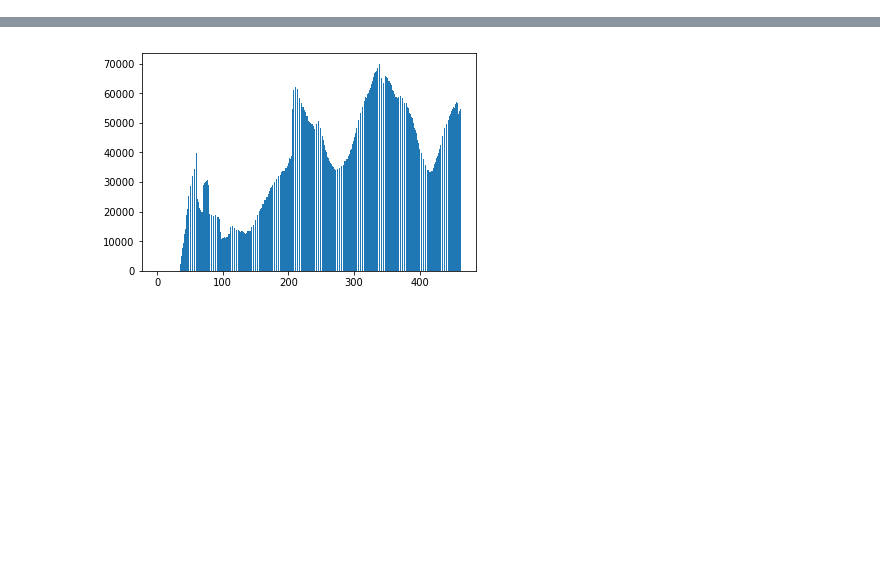
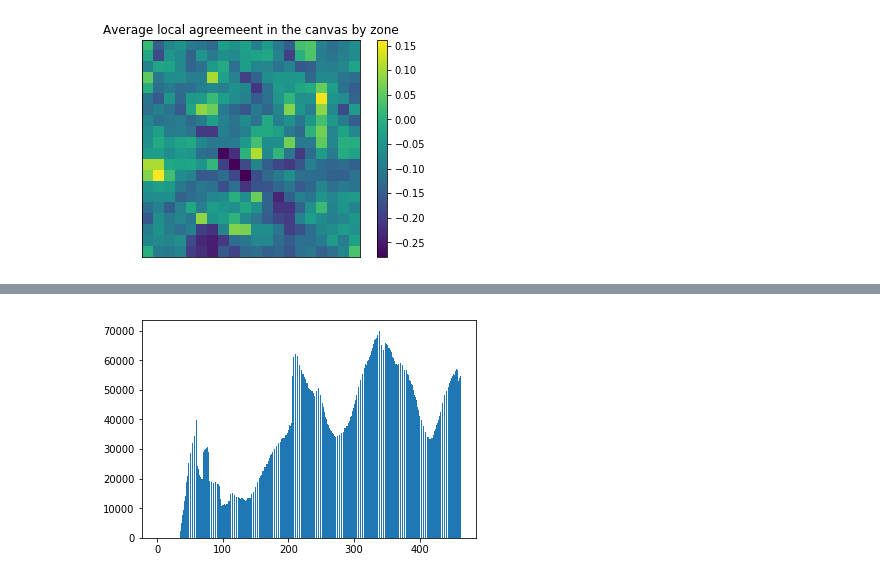
Before and after one commit to JRappaz/rePlace, a Jupyter notebook: chaos_measure.ipynb, the cells around one changed output, grey strips where cells are left out. Saved outputs shown, nothing was run; the diff lists cells and outputs as text; code cells hidden in the pictures; blank space fills up the shorter version.

```diff
--- a/chaos_measure.ipynb
+++ b/chaos_measure.ipynb
@@ -32,2 +68,15 @@ granularity = 100
 df["x_category"] = pd.cut(df.x_coordinate, bins=np.arange(-1,1001,granularity), labels=False)
 df["y_category"] = pd.cut(df.y_coordinate, bins=np.arange(-1,1001,granularity), labels=False)
+# %%
+map_avg_local = active_df.groupby(['x_category','y_category'])['local_agreement'].mean()
+# %%
+plt.imshow(map_avg_local.values.reshape(20,20))
+plt.xticks([])
+plt.yticks([])
+plt.colorbar()
+plt.title("Average local agreemeent in the canvas by zone")
+#plt.tight_layout()
+plt.savefig("figures/canvas_agreement.pdf")
+plt.show()
+# %% [output]
+[figure, added]
```
Also changed, not shown: parts of 13 cells of this notebook, 14 other files.
